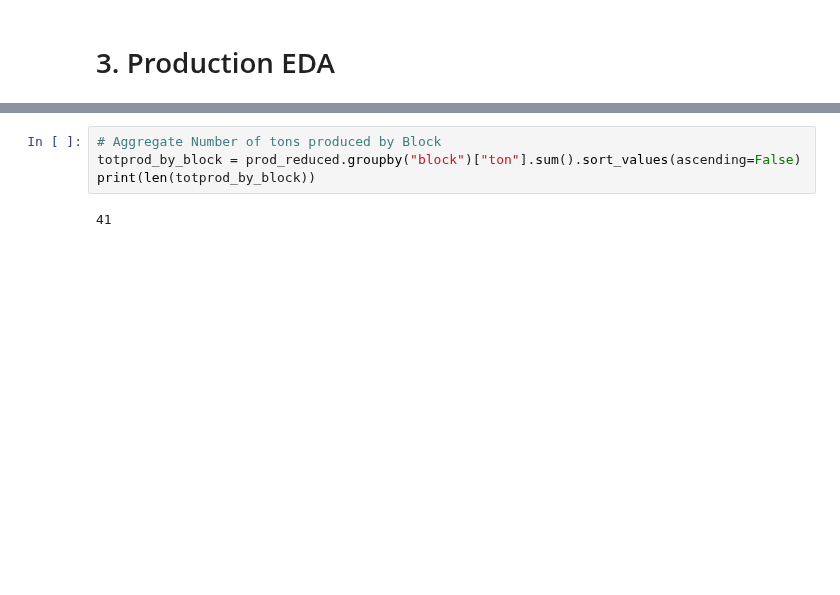
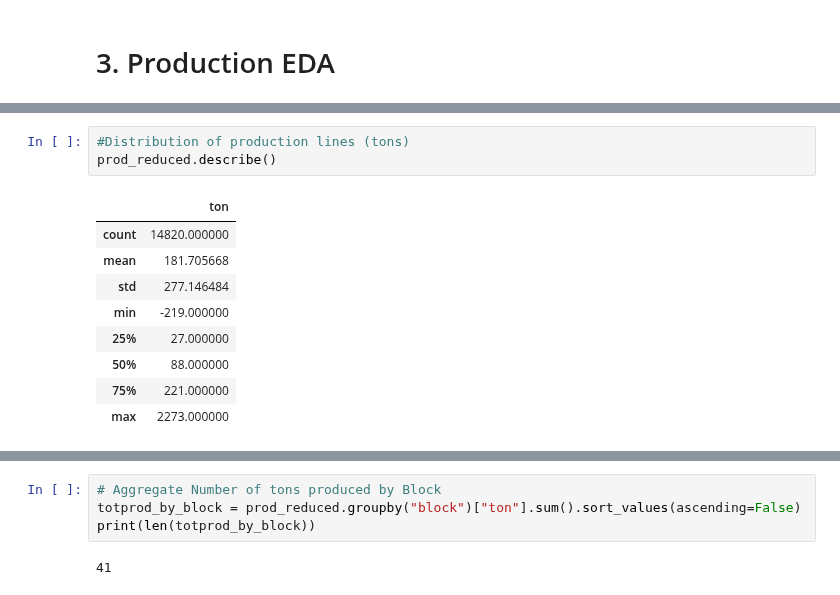
Before and after one commit to jvac06/pft, a Jupyter notebook: scripts/prod_eda.ipynb, the cells around one changed output, grey strips where cells are left out. Saved outputs shown, nothing was run; the diff lists cells and outputs as text; blank space fills up the shorter version.

```diff
--- a/scripts/prod_eda.ipynb
+++ b/scripts/prod_eda.ipynb
@@ -54,0 +55,13 @@ memory usage: 897.4+ KB
+# %%
+#Distribution of production lines (tons)
+prod_reduced.describe()
+# %% [output]
+|  | ton |
+| count | 14820.000000 |
+| mean | 181.705668 |
+| std | 277.146484 |
+| min | -219.000000 |
+| 25% | 27.000000 |
+| 50% | 88.000000 |
+| 75% | 221.000000 |
+| max | 2273.000000 |
```
Also changed, not shown: parts of 38 cells of this notebook.
